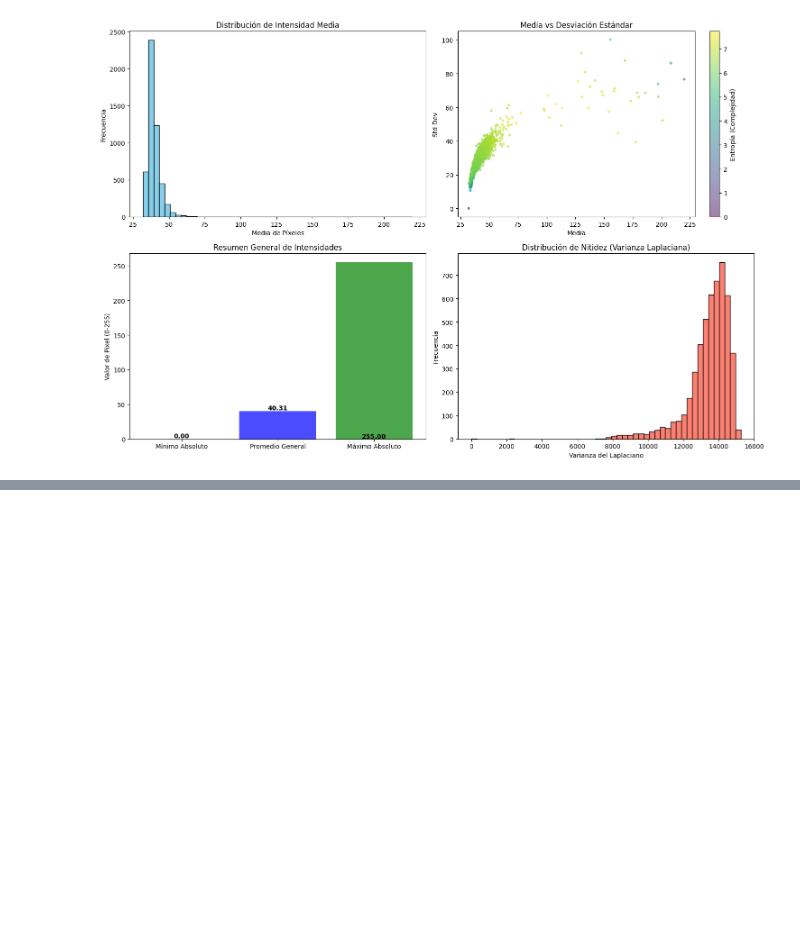
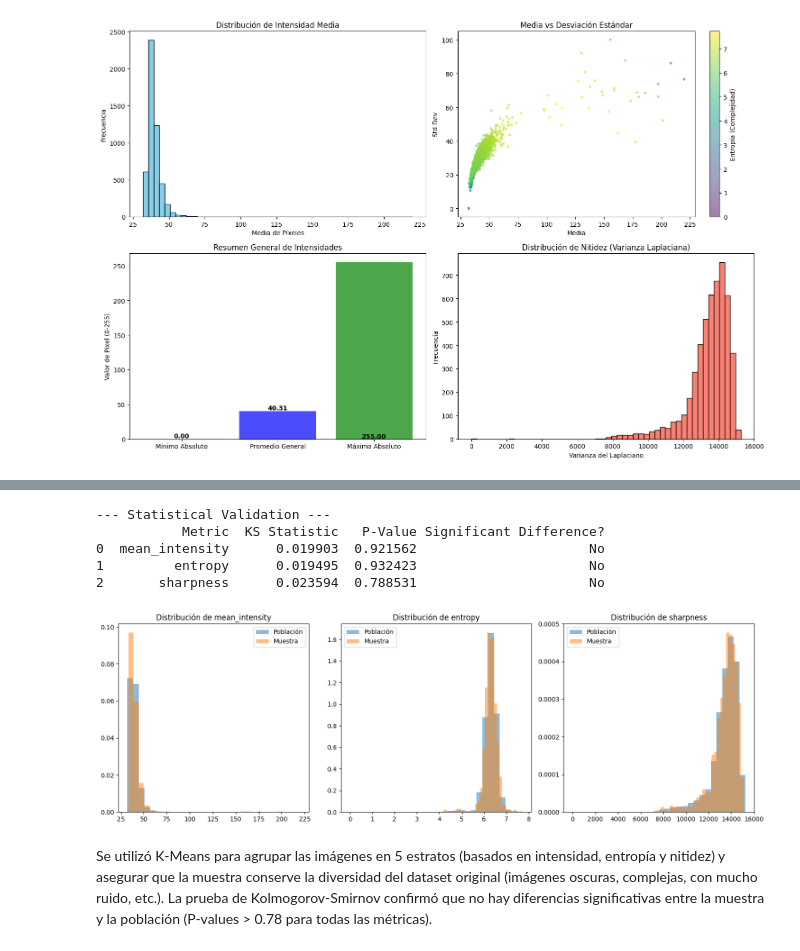
Before and after one commit to Tlacaelel97/AnalisisImagenesAstronomicas, a Jupyter notebook: src.ipynb, the cells around one changed output, grey strips where cells are left out. Cells and saved outputs as stored; diff of their text form; code cells hidden in the pictures; blank space fills up the shorter version.

Commit message:
feat: Implement data pipeline for image feature extraction and statistical sampling

```diff
--- a/src.ipynb
+++ b/src.ipynb
@@ -153,0 +177,4 @@ plt.tight_layout()
+# %%
+N = len(df)
+n_target = calculate_sample_size(N)
+print(f"For a population of {N}, a significant sample size is {n_target} (95% CI, 3% MoE)")
@@ -153,0 +212,3 @@ plt.tight_layout()
+# %%
+sample_df = perform_sampling(df, n_target)
+sample_df.head()
@@ -153,0 +224,42 @@ plt.tight_layout()
+# %%
+def validate_sample(population_df: pd.DataFrame, sample_df: pd.DataFrame) -> None:
+    """
+    Validates the sample using Kolmogorov-Smirnov test.
+    Args:
+        population_df (pd.DataFrame): The original population DataFrame.
+        sample_df (pd.DataFrame): The sampled DataFrame to validate.
+    """
+    print("\n--- Statistical Validation ---")
+    metrics = ['mean_intensity', 'entropy', 'sharpness']
+    results = []
+    for metric in metrics:
+        ks_stat, p_value = stats.ks_2samp(population_df[metric], sample_df[metric])
+        results.append({
+            'Metric': metric,
+            'KS Statistic': ks_stat,
+            'P-Value': p_value,
+            'Significant Difference?': 'Yes' if p_value < 0.05 else 'No'
+        })
+    print(pd.DataFrame(results))
+
+    plt.figure(figsize=(15, 5))
+    for i, metric in enumerate(metrics):
+        plt.subplot(1, 3, i+1)
+        plt.hist(population_df[metric], bins=30, alpha=0.5, label='Población', density=True)
+        plt.hist(sample_df[metric], bins=30, alpha=0.5, label='Muestra', density=True)
+        plt.title(f'Distribución de {metric}')
+        plt.legend()
+    plt.tight_layout()
+# %%
+validate_sample(df, sample_df)
+# %% [output]
+--- Statistical Validation ---
+           Metric  KS Statistic   P-Value Significant Difference?
+0  mean_intensity      0.019903  0.921562                      No
+1         entropy      0.019495  0.932423                      No
+2       sharpness      0.023594  0.788531                      No
+[figure, added]
+# %% [markdown]
+Se utilizó K-Means para agrupar las imágenes en 5 estratos (basados en intensidad, entropía y nitidez) y asegurar que la muestra
+      conserve la diversidad del dataset original (imágenes oscuras, complejas, con mucho ruido, etc.). La prueba de Kolmogorov-Smirnov confirmó que no hay diferencias significativas entre la muestra y la población (P-values > 0.78 para todas las
+      métricas).
```
Also changed, not shown: parts of 7 cells of this notebook, 2 other files.
